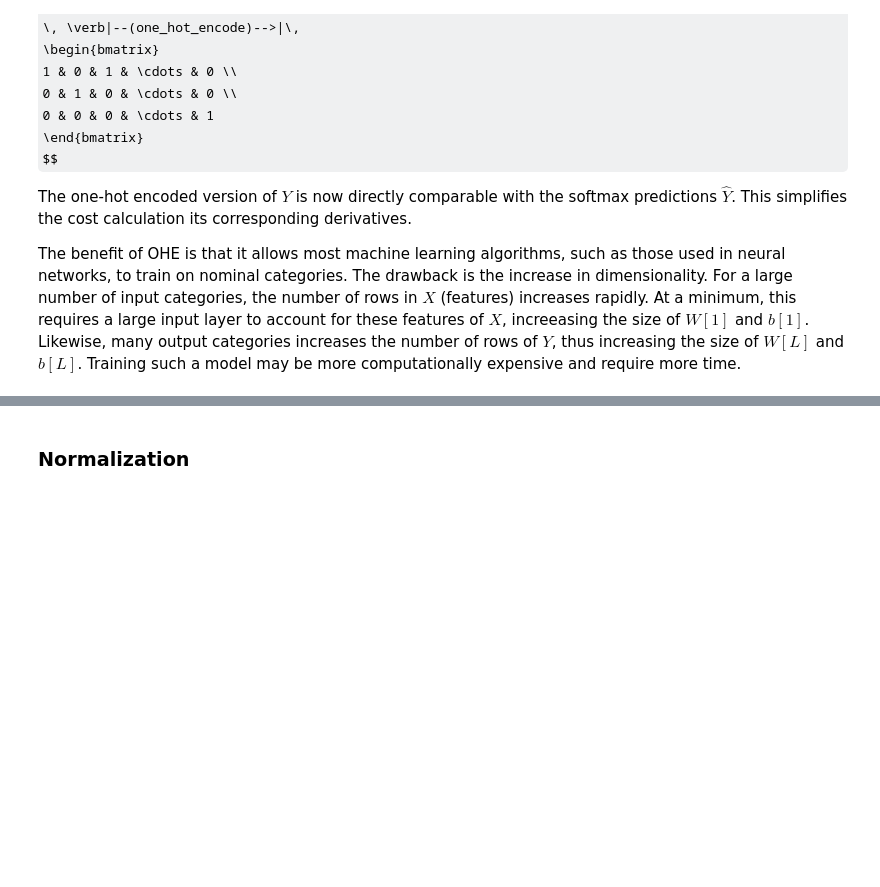
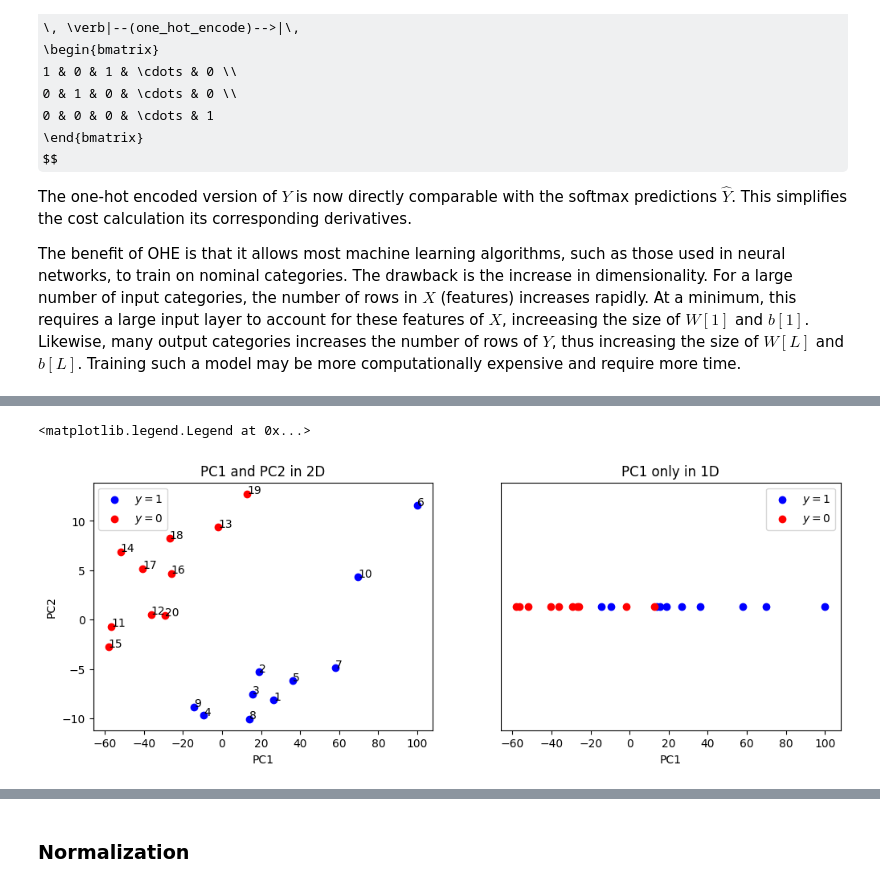
Before and after one commit to nickrusso42518/ml-qrg, a Jupyter notebook: ml_qrg.ipynb, the cells around one changed output, grey strips where cells are left out. Cells and saved outputs as stored; diff of their text form; code cells hidden in the pictures; some formulas as TeX source; blank space fills up the shorter version.

```diff
--- a/ml_qrg.ipynb
+++ b/ml_qrg.ipynb
@@ -173,0 +204,14 @@ The benefit of OHE is that it allows most machine learning algorithms, such as t
+# %%
+X = np.array([
+    [71, 68, 64, 61, 70, 74, 69, 65, 62, 66, 49, 52, 55, 50, 51, 50, 53, 54, 55, 53],
+    [14, 15, 16, 14, 14, 18, 17, 17, 16, 18, 12, 15, 15, 14, 14, 16, 12, 14, 12, 16],
+    [40, 41, 40, 41, 37, 37, 40, 40, 38, 41, 39, 41, 41, 36, 39, 40, 39, 41, 36, 37],
+    [180, 173, 170, 145, 190, 255, 212, 168, 140, 225, 100, 120, 155, 105, 98, 131, 116, 130, 170, 127],
+    [13, 16, 12, 12, 13, 25, 11, 10, 14, 18, 23, 23, 29, 31, 22, 25, 29, 31, 30, 22],
+])
+X = X.T
+pca_2 = PCA(n_components=2)
+pca_2.fit(X)
+for i, evr in enumerate(pca_2.explained_variance_ratio_):
+    print(f"PCA {i+1} explained variance ratio: {(evr * 100):.4f}%")
+print(f"Total variance retained by PCA: {(np.sum(pca_2.explained_variance_ratio_) * 100):.4f}%")
@@ -173,0 +226,21 @@ The benefit of OHE is that it allows most machine learning algorithms, such as t
+# %%
+X_pca_2 = pca_2.transform(X)
+pc1 = X_pca_2[:, 0]
+pc2 = X_pca_2[:, 1]
+
+fig, ax = plt.subplots(nrows=1, ncols=2)
+fig.set_size_inches(12, 4)
+ax[0].scatter(pc1[:10], pc2[:10], color="b", label=r"$y=1$")
+ax[0].scatter(pc1[10:], pc2[10:], color="r", label=r"$y=0$")
+ax[0].set_xlabel("PC1"); ax[0].set_ylabel("PC2")
+ax[0].set_title("PC1 and PC2 in 2D"); ax[0].legend()
+for i in range(X.shape[0]):
+    ax[0].annotate(i+1, (pc1[i], pc2[i]))
+
+ax[1].scatter(pc1[:10], np.zeros(10), color="b", label=r"$y=1$")
+ax[1].scatter(pc1[10:], np.zeros(10), color="r", label=r"$y=0$")
+ax[1].set_xlabel("PC1"); ax[1].get_yaxis().set_visible(False)
+ax[1].set_title("PC1 only in 1D"); ax[1].legend()
+# %% [output]
+<matplotlib.legend.Legend at 0x...>
+[figure, added]
```
Also changed, not shown: parts of 9 cells of this notebook.
